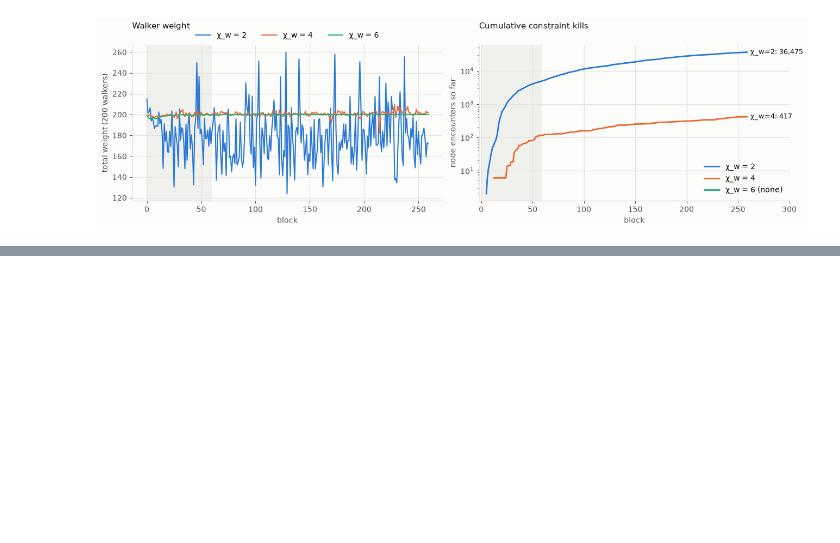
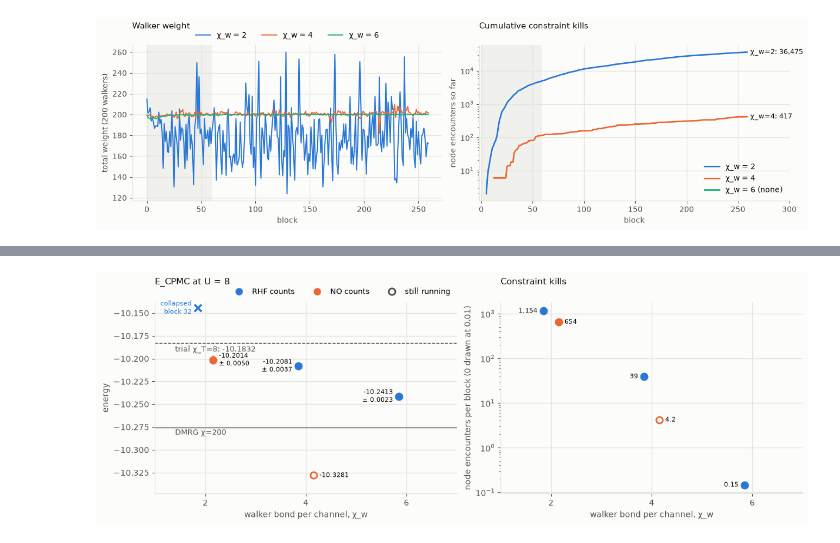
Before and after one commit to franappi11/trot_mps, a Jupyter notebook: trot/gmps/sweep_L32_T8_plots.ipynb, the cells around one changed output, grey strips where cells are left out. Saved outputs shown, nothing was run; the diff lists cells and outputs as text; code cells hidden in the pictures; blank space fills up the shorter version.

```diff
--- a/trot/gmps/sweep_L32_T8_plots.ipynb
+++ b/trot/gmps/sweep_L32_T8_plots.ipynb
@@ -176,0 +255,56 @@ plt.show()
+# %%
+fig, axes = plt.subplots(1, 2, figsize=(12, 4.2), constrained_layout=True)
+OFFSET = {"RHF": -0.15, "NO": 0.15}
+
+ax = axes[0]
+finite = [r["E"] for r in runs8.values() if np.isfinite(r["E"])]
+lo, hi = min(finite + [E_ref8]) - 0.02, max(finite + [E_trial8]) + 0.045
+ax.axhline(E_ref8, color=INK2, lw=1)
+ax.text(1.4, E_ref8 - 0.002, "DMRG χ=200", color=INK2, va="top", fontsize=9)
+ax.axhline(E_trial8, color=INK2, lw=1, ls="--")
+ax.text(1.4, E_trial8 - 0.002, f"trial χ_T=8: {E_trial8:.4f}", color=INK2, va="top", fontsize=9)
+for ref, c in REF_COLOR.items():
+    side = 1 if ref == "NO" else -1
+    for w in CHI_W8:
+        r, x = runs8[(ref, w)], w + OFFSET[ref]
+        if r["collapsed"] is not None:
+            ax.plot(x, hi - 0.006, "x", ms=9, mew=2.5, color=c)
+            ax.text(x + side * 0.12, hi - 0.006, f"collapsed\nblock {r['collapsed']}", color=c,
+                    ha="left" if side > 0 else "right", va="center", fontsize=8)
+        elif np.isfinite(r["E"]):
+            ax.errorbar(x, r["E"], yerr=0.0 if np.isnan(r["err"]) else r["err"], fmt="o", ms=8, color=c,
+                        mfc=c if r["final"] else SURFACE, mec=c, mew=2, elinewidth=2, capsize=0, zorder=3)
+            label = f"{r['E']:.4f}" + ("" if np.isnan(r["err"]) else f"\n± {r['err']:.4f}")
+            ax.text(x + side * 0.12, r["E"], label, color=INK, ha="left" if side > 0 else "right",
+                    va="center", fontsize=8)
+    ax.plot([], [], "o", ms=8, color=c, label=f"{ref} counts")
+ax.plot([], [], "o", ms=8, mfc=SURFACE, mec=INK2, mew=2, label="still running")
+ax.set_ylim(lo, hi)
+ax.set_xlim(1.0, 7.0)
+ax.set_xticks(CHI_W8)
+ax.set_xlabel("walker bond per channel, χ_w")
+ax.set_ylabel("energy")
+ax.set_title("E_CPMC at U = 8", loc="left", pad=22)
+ax.legend(loc="lower right", bbox_to_anchor=(1.0, 1.0), ncol=3, fontsize=9)
+
+ax = axes[1]
+for ref, c in REF_COLOR.items():
+    side = 1 if ref == "NO" else -1
+    for w in CHI_W8:
+        r, x = runs8[(ref, w)], w + OFFSET[ref]
+        if not len(r["b"]):
+            continue
+        rate = r["nodes"][-1] / len(r["b"])
+        ax.plot(x, max(rate, 1e-2), "o", ms=8, color=c, mec=c, mew=2,
+                mfc=c if r["final"] or r["collapsed"] is not None else SURFACE, zorder=3)
+        ax.text(x + side * 0.12, max(rate, 1e-2), f"{rate:,.0f}" if rate >= 10 else f"{rate:.2g}", color=INK, ha="left" if side > 0 else "right",
+                va="center", fontsize=8)
+ax.set_yscale("log")
+ax.set_xlim(1.0, 7.0)
+ax.set_xticks(CHI_W8)
+ax.set_xlabel("walker bond per channel, χ_w")
+ax.set_ylabel("node encounters per block (0 drawn at 0.01)")
+ax.set_title("Constraint kills", loc="left", pad=22)
+plt.show()
+# %% [output]
+[figure, added]
```
Also changed, not shown: parts of 7 cells of this notebook, 3 other files.
